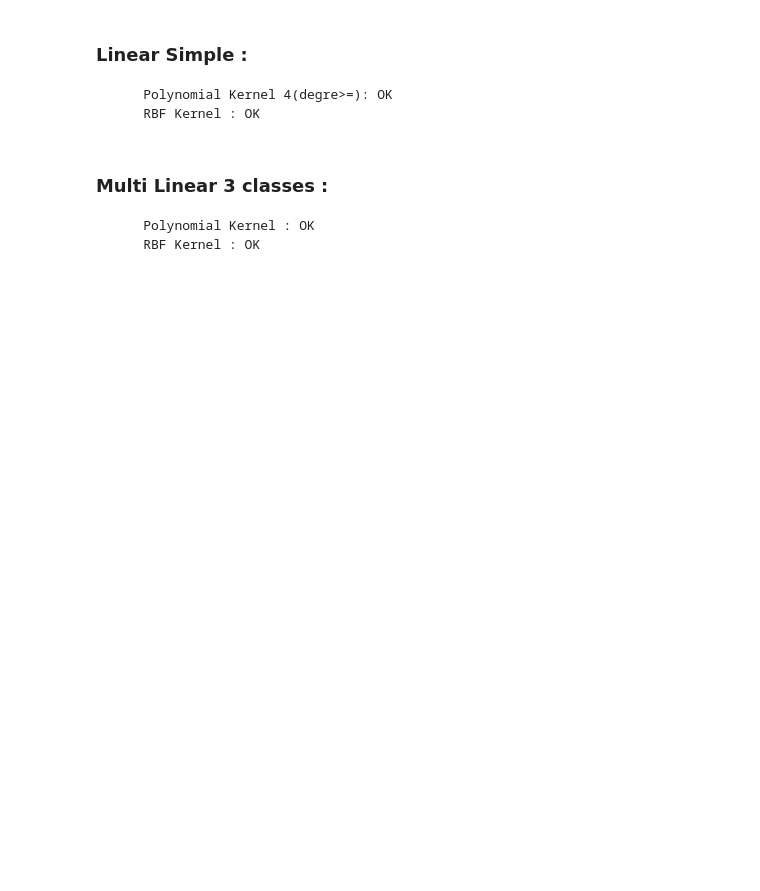
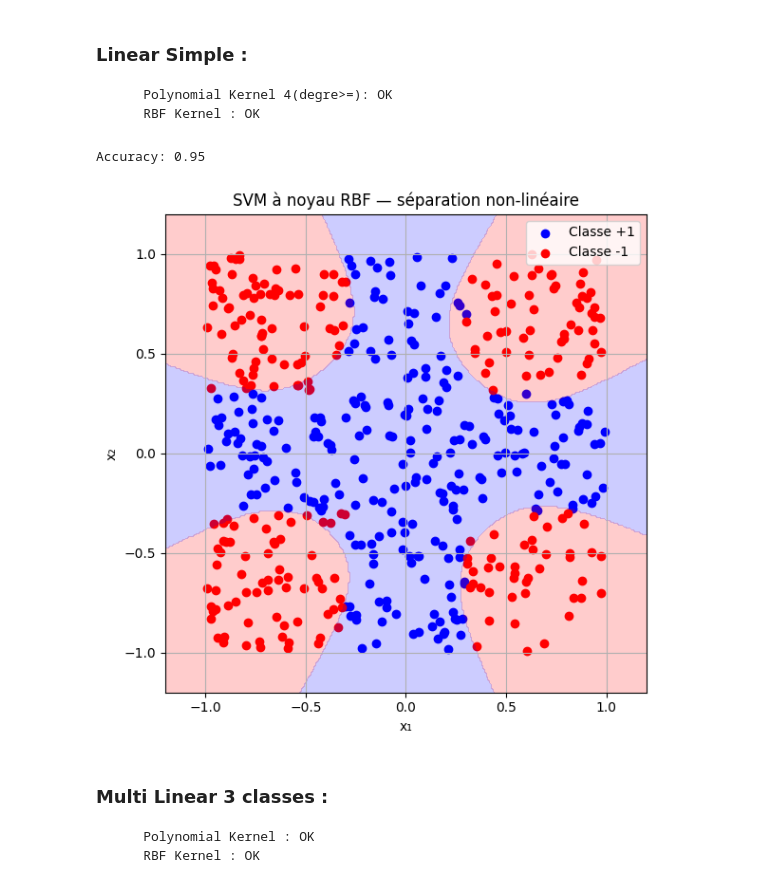
Before and after one commit to PA-2025/better_tensorflow, a Jupyter notebook: python/case_test_note_book/svm.ipynb, the cells around one changed output. Drawn from its saved outputs; the diff is of its cells as text; code cells hidden in the pictures; blank space fills up the shorter version.

```diff
--- a/python/case_test_note_book/svm.ipynb
+++ b/python/case_test_note_book/svm.ipynb
@@ -158,36 +164,38 @@ Y = np.where((np.abs(X[:, 0]) <= 0.3) | (np.abs(X[:, 1]) <= 0.3), 1, -1)
 X_list = X.tolist()
 Y_list = Y.tolist()
 
-# SVM à noyau RBF
 # svm = KernelSVM("rbf", param=5.0, lr=0.01, lambda_svm=0.01, epochs=200)
 svm = KernelSVM("poly", 4, lr=0.1, lambda_svm=0.01, epochs=200)
 
-svm.fit(X_list, Y_list)
+svm.fit(X_list, Y_list,"svm_linear_simple.weight")
 
 predictions = svm.predict(X_list)
 accuracy = np.mean(np.array(predictions) == np.array(Y_list))
 print(f"Accuracy: {accuracy:.2f}")
 
 plt.figure(figsize=(6, 6))
 plt.scatter(X[Y == 1][:, 0], X[Y == 1][:, 1], color="blue", label="Classe +1")
 plt.scatter(X[Y == -1][:, 0], X[Y == -1][:, 1], color="red", label="Classe -1")
 
 # === Tracé des zones de décision
 x_min, x_max = -1.2, 1.2
 y_min, y_max = -1.2, 1.2
 xx, yy = np.meshgrid(np.linspace(x_min, x_max, 300), np.linspace(y_min, y_max, 300))
 grid = np.c_[xx.ravel(), yy.ravel()]
 Z = np.array(svm.predict(grid.tolist())).reshape(xx.shape)
 
 plt.contourf(xx, yy, Z, alpha=0.2, levels=[-1, 0, 1], colors=["red", "blue"])
 
 plt.title("SVM à noyau RBF — séparation non-linéaire")
 plt.xlabel("x₁")
 plt.ylabel("x₂")
 plt.grid(True)
 plt.legend()
 plt.tight_layout()
 plt.show()
+# %% [output]
+Accuracy: 0.95
+[figure, added]
 # %% [markdown]
 ### Multi Linear 3 classes :
         Polynomial Kernel : OK
```
Also changed, not shown: parts of 5 cells of this notebook, 7 other files.
